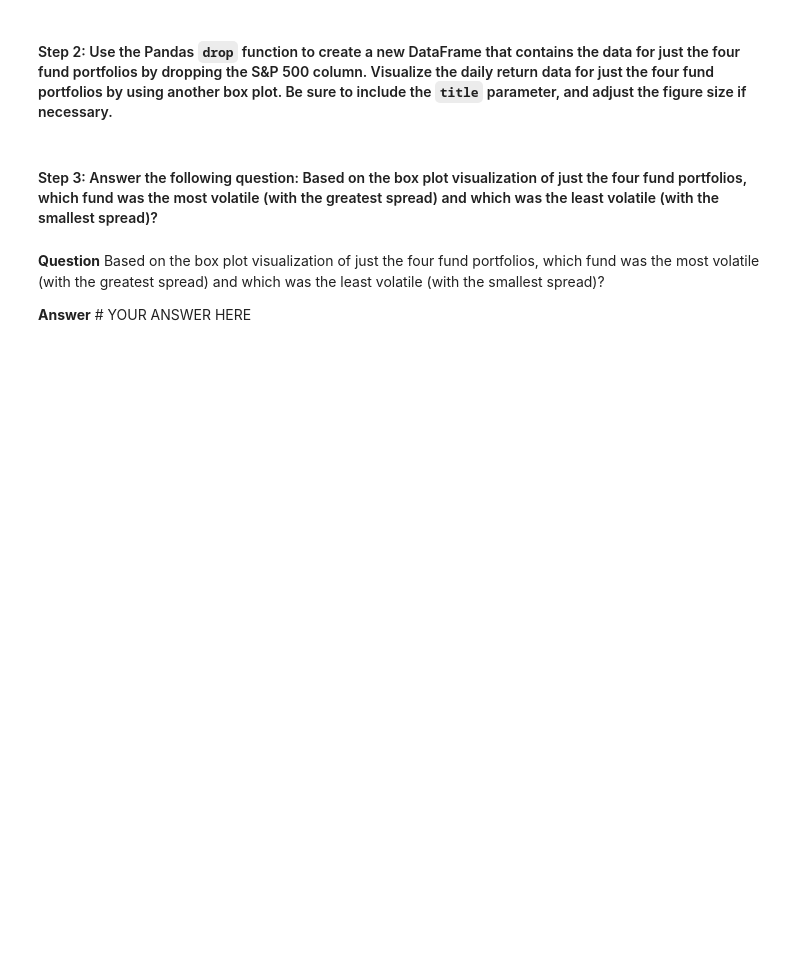
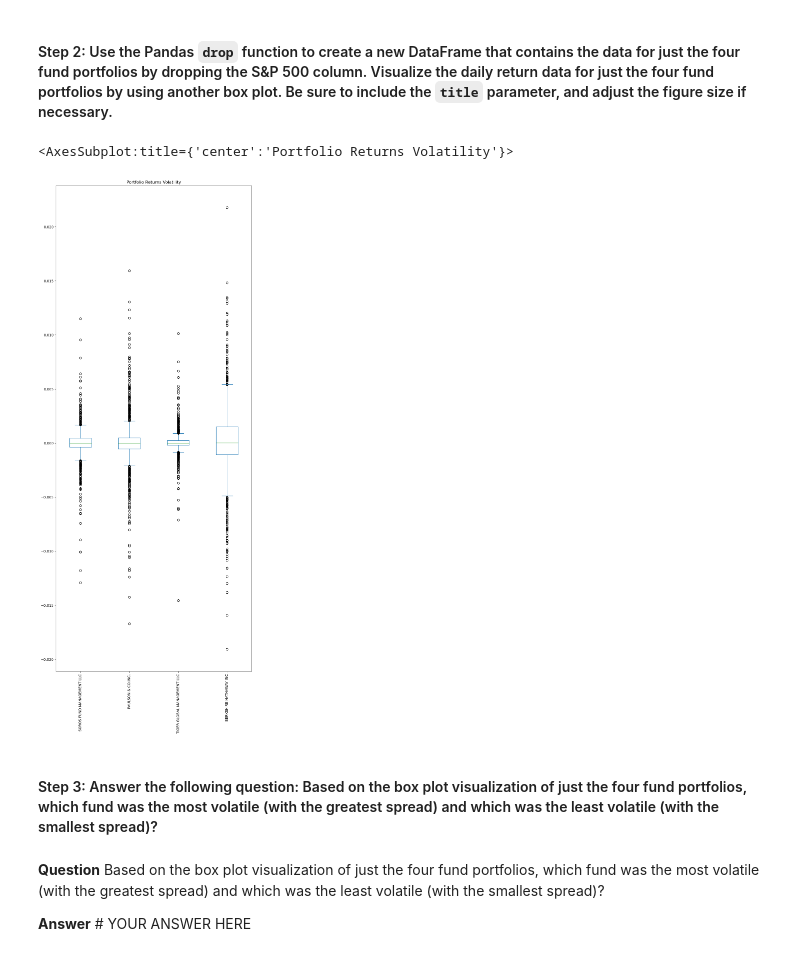
Before and after one commit to ssenhouse/challenge-4-041323, a Jupyter notebook: Starter_Code/risk_return_analysis.ipynb, the cells around one changed output. Drawn from its saved outputs; the diff is of its cells as text; code cells hidden in the pictures; blank space fills up the shorter version.

```diff
--- a/Starter_Code/risk_return_analysis.ipynb
+++ b/Starter_Code/risk_return_analysis.ipynb
@@ -211,8 +223,16 @@ Analyze the volatility of each of the four fund portfolios and of the S&P 500 In
 # %%
 # Create a new DataFrame containing only the 4 fund portfolios by dropping the S&P 500 column from the DataFrame
 # Create box plots to reflect the return data for only the 4 fund portfolios
 # Include a title parameter and adjust the figure size
 # YOUR CODE HERE
+portfolio_daily_returns = whale_daily_returns.drop(columns = 'S&P 500')
+#portfolio_daily_returns = whale_daily_returns.drop(columns = 'PAULSON & CO.INC.')
+#portfolio_daily_returns = whale_daily_returns.drop(columns = ['S&P 500','PAULSON & CO.INC.'])
+portfolio_daily_returns.head()
+portfolio_daily_returns.plot.box(figsize = (10,25), title = ("Portfolio Returns Volatility"),rot = 90)
+# %% [output]
+<AxesSubplot:title={'center':'Portfolio Returns Volatility'}>
+[figure, added]
 # %% [markdown]
 #### Step 3: Answer the following question: Based on the box plot visualization of just the four fund portfolios, which fund was the most volatile (with the greatest spread) and which was the least volatile (with the smallest spread)?
 # %% [markdown]
```
Also changed, not shown: parts of 4 cells of this notebook.
